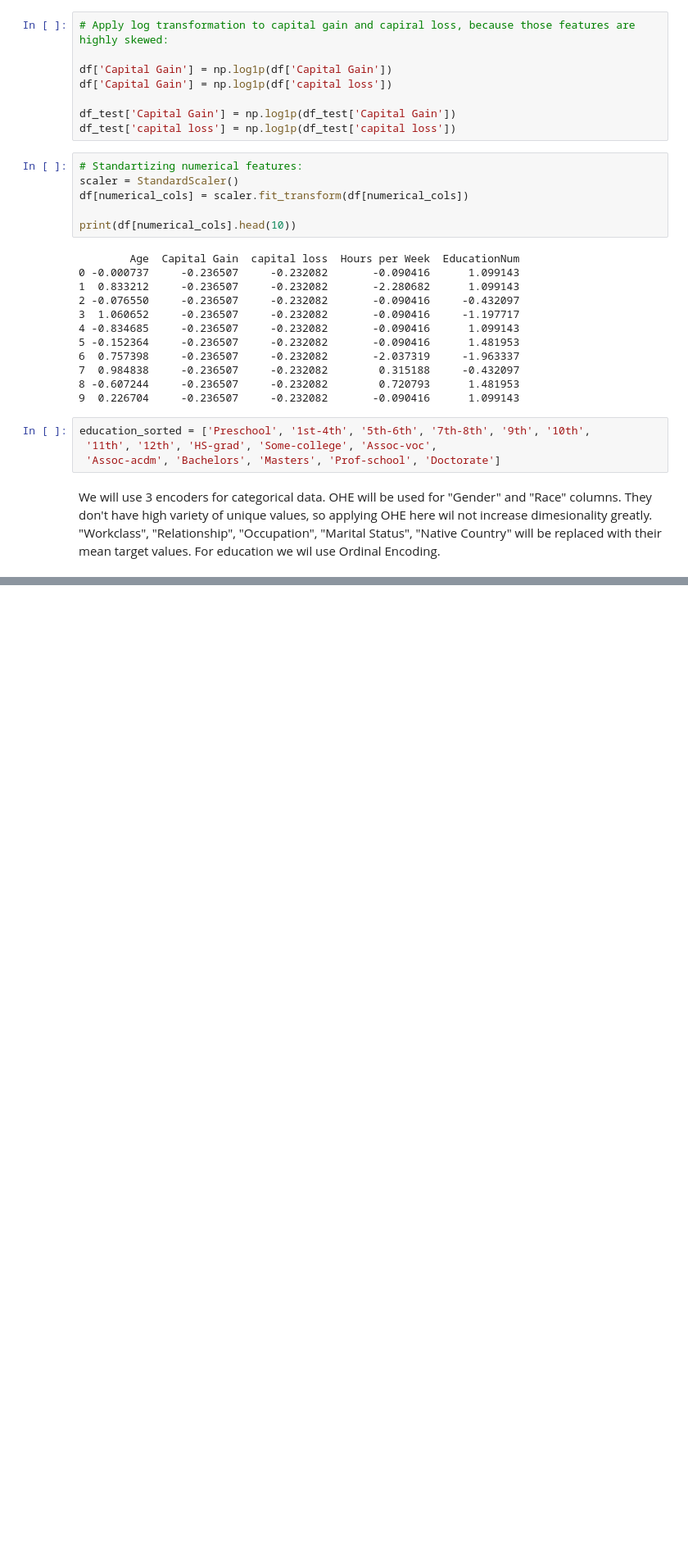
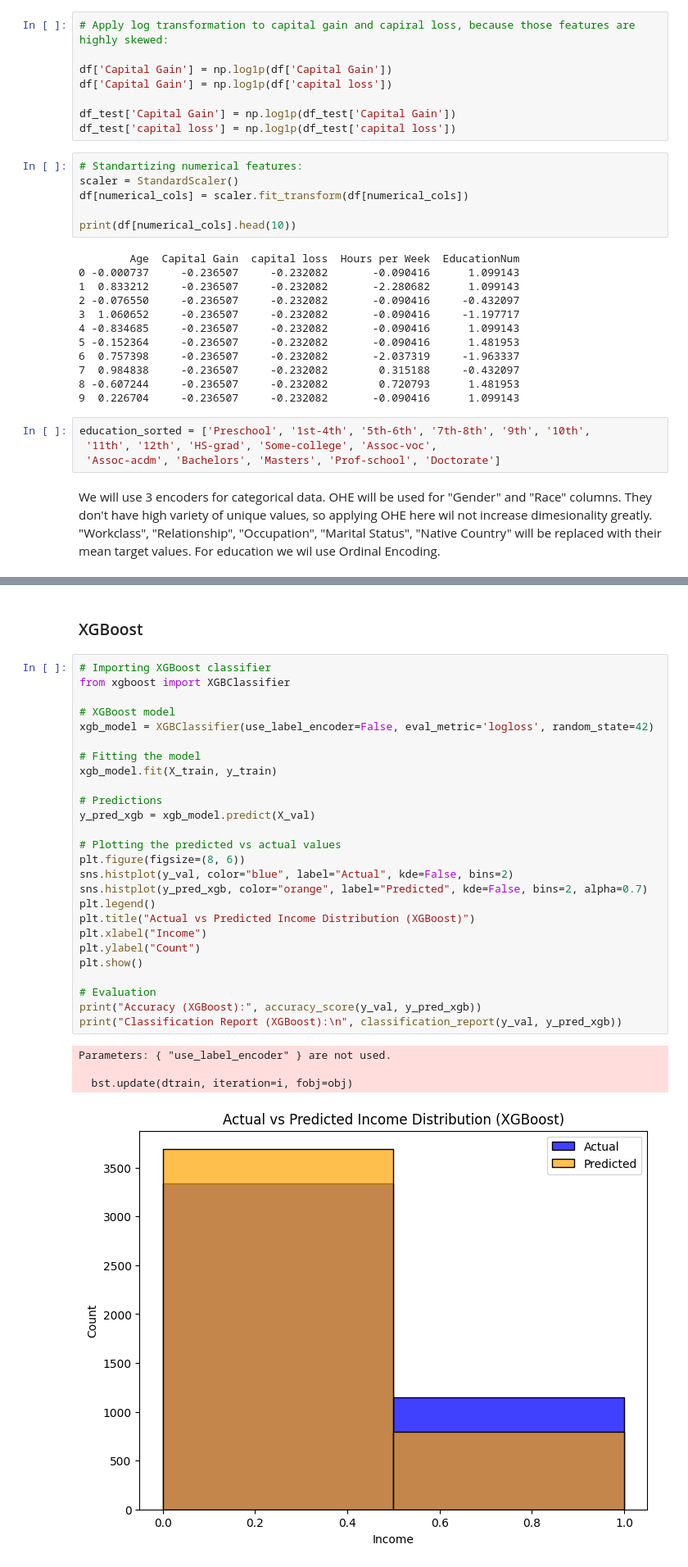
Before and after one commit to itzHiti/ml-endterm, a Jupyter notebook: donework.ipynb, the cells around one changed output, grey strips where cells are left out. Shown at 82% size. Saved outputs shown, nothing was run; the diff lists cells and outputs as text; blank space fills up the shorter version.

```diff
--- a/donework.ipynb
+++ b/donework.ipynb
@@ -245,0 +345,33 @@ print(df_encoded.head(10))
+# %% [markdown]
+### XGBoost
+# %%
+# Importing XGBoost classifier
+from xgboost import XGBClassifier
+
+# XGBoost model
+xgb_model = XGBClassifier(use_label_encoder=False, eval_metric='logloss', random_state=42)
+
+# Fitting the model
+xgb_model.fit(X_train, y_train)
+
+# Predictions
+y_pred_xgb = xgb_model.predict(X_val)
+
+# Plotting the predicted vs actual values
+plt.figure(figsize=(8, 6))
+sns.histplot(y_val, color="blue", label="Actual", kde=False, bins=2)
+sns.histplot(y_pred_xgb, color="orange", label="Predicted", kde=False, bins=2, alpha=0.7)
+plt.legend()
+plt.title("Actual vs Predicted Income Distribution (XGBoost)")
+plt.xlabel("Income")
+plt.ylabel("Count")
+plt.show()
+
+# Evaluation
+print("Accuracy (XGBoost):", accuracy_score(y_val, y_pred_xgb))
+print("Classification Report (XGBoost):\n", classification_report(y_val, y_pred_xgb))
+# %% [output]
+Parameters: { "use_label_encoder" } are not used.
+
+  bst.update(dtrain, iteration=i, fobj=obj)
+[figure, added]
```
Also changed, not shown: parts of 17 cells of this notebook.
